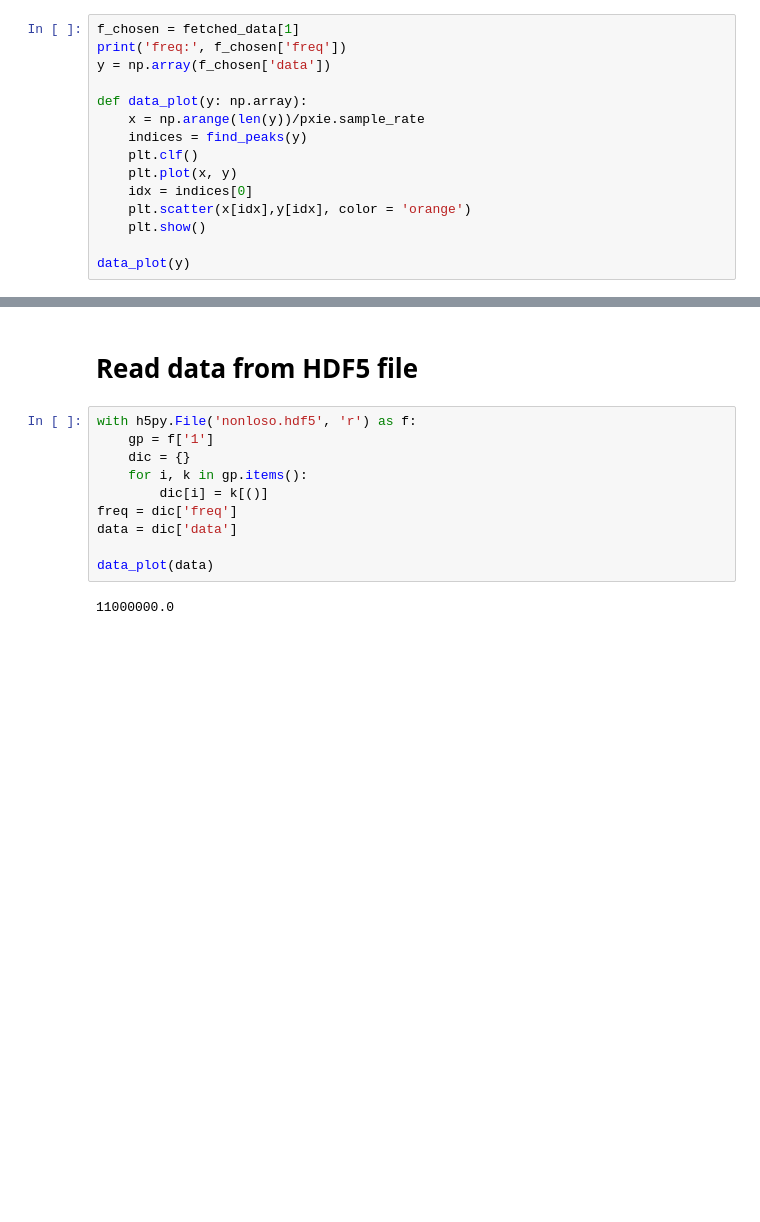
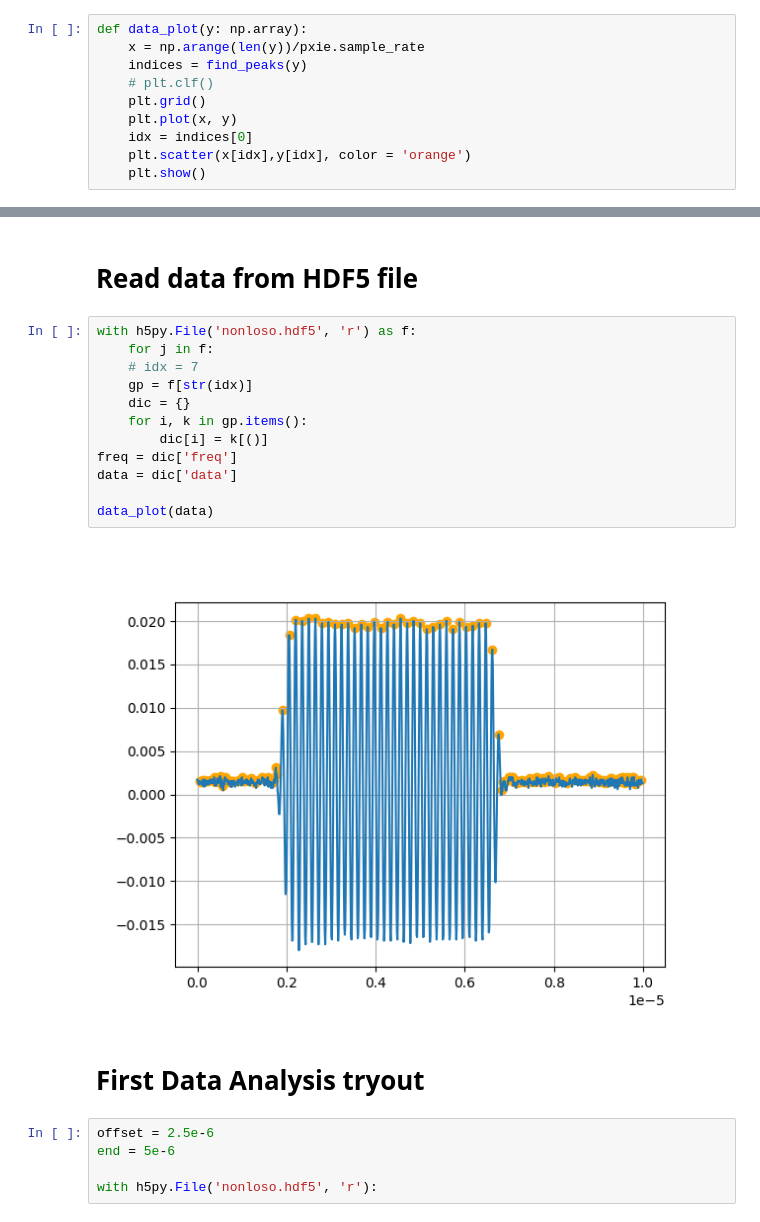
Before and after one commit to biqute/QTLab2324, a Jupyter notebook: PAandQubit/Actual_Work/Resonator_spectroscopy.ipynb, the cells around one changed output, grey strips where cells are left out. Saved outputs shown, nothing was run; the diff lists cells and outputs as text; blank space fills up the shorter version.

Commit message:
DATA Analysis

```diff
--- a/PAandQubit/Actual_Work/Resonator_spectroscopy.ipynb
+++ b/PAandQubit/Actual_Work/Resonator_spectroscopy.ipynb
@@ -101,17 +102,12 @@ AcquisitionStatus.COMPLETE
 # %% [markdown]
 # Plot of a sweep with the peaks of amplitudes marked
 # %%
-f_chosen = fetched_data[1]
-print('freq:', f_chosen['freq'])
-y = np.array(f_chosen['data'])
-
 def data_plot(y: np.array):
     x = np.arange(len(y))/pxie.sample_rate
     indices = find_peaks(y)
-    plt.clf()
+    # plt.clf()
+    plt.grid()
     plt.plot(x, y)
     idx = indices[0]
     plt.scatter(x[idx],y[idx], color = 'orange')
     plt.show()
-
-data_plot(y)
@@ -131,13 +130,22 @@ freq: 11000000.0
 # Read data from HDF5 file
 # %%
 with h5py.File('nonloso.hdf5', 'r') as f:
-    gp = f['1']
+    for j in f:
+    # idx = 7
+    gp = f[str(idx)]
     dic = {}
     for i, k in gp.items():
         dic[i] = k[()]
 freq = dic['freq']
 data = dic['data']
 
 data_plot(data)
 # %% [output]
-11000000.0
+[figure, added]
+# %% [markdown]
+# First Data Analysis tryout
+# %%
+offset = 2.5e-6
+end = 5e-6
+
+with h5py.File('nonloso.hdf5', 'r'):
```
Also changed, not shown: parts of 6 cells of this notebook, 2 other files.
